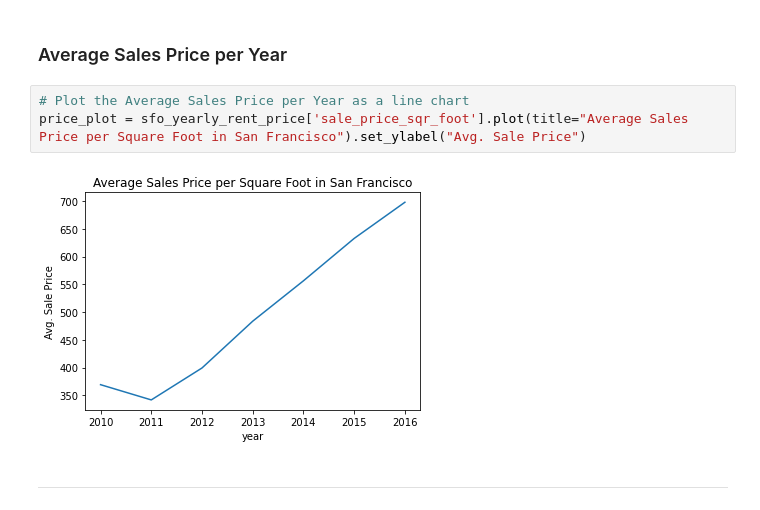
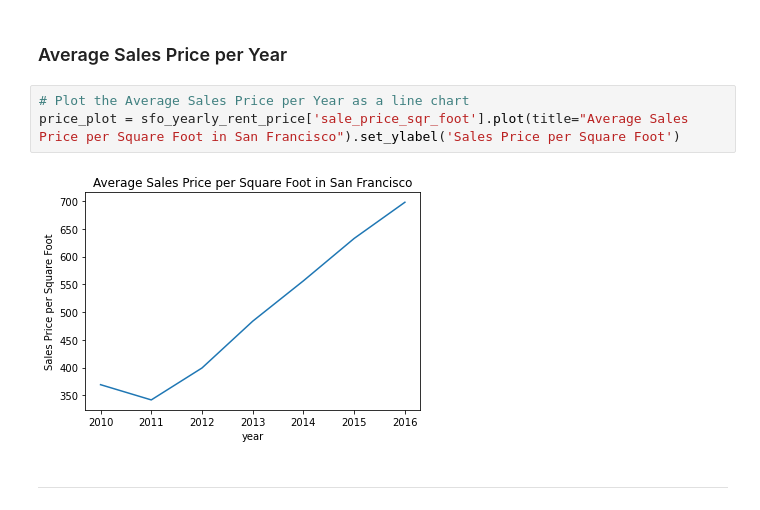
Before and after one commit to jackfazzone/HW_6, a Jupyter notebook: Starter_Code/rental_analysis.ipynb, the cells around one changed output. Saved outputs shown, nothing was run; the diff lists cells and outputs as text.

```diff
--- a/Starter_Code/rental_analysis.ipynb
+++ b/Starter_Code/rental_analysis.ipynb
@@ -98,9 +97,9 @@ rent_plot = sfo_yearly_rent_price['gross_rent'].plot(title="Average Gross Rent i
 ### Average Sales Price per Year
 # %%
 # Plot the Average Sales Price per Year as a line chart
-price_plot = sfo_yearly_rent_price['sale_price_sqr_foot'].plot(title="Average Sales Price per Square Foot in San Francisco").set_ylabel("Avg. Sale Price")
+price_plot = sfo_yearly_rent_price['sale_price_sqr_foot'].plot(title="Average Sales Price per Square Foot in San Francisco").set_ylabel('Sales Price per Square Foot')
 # %% [output]
-[figure, old version]
+[figure, new version]
 # %% [markdown]
 - - -
 # %% [markdown]
```
Also changed, not shown: parts of 2 cells of this notebook, 1 other file.
